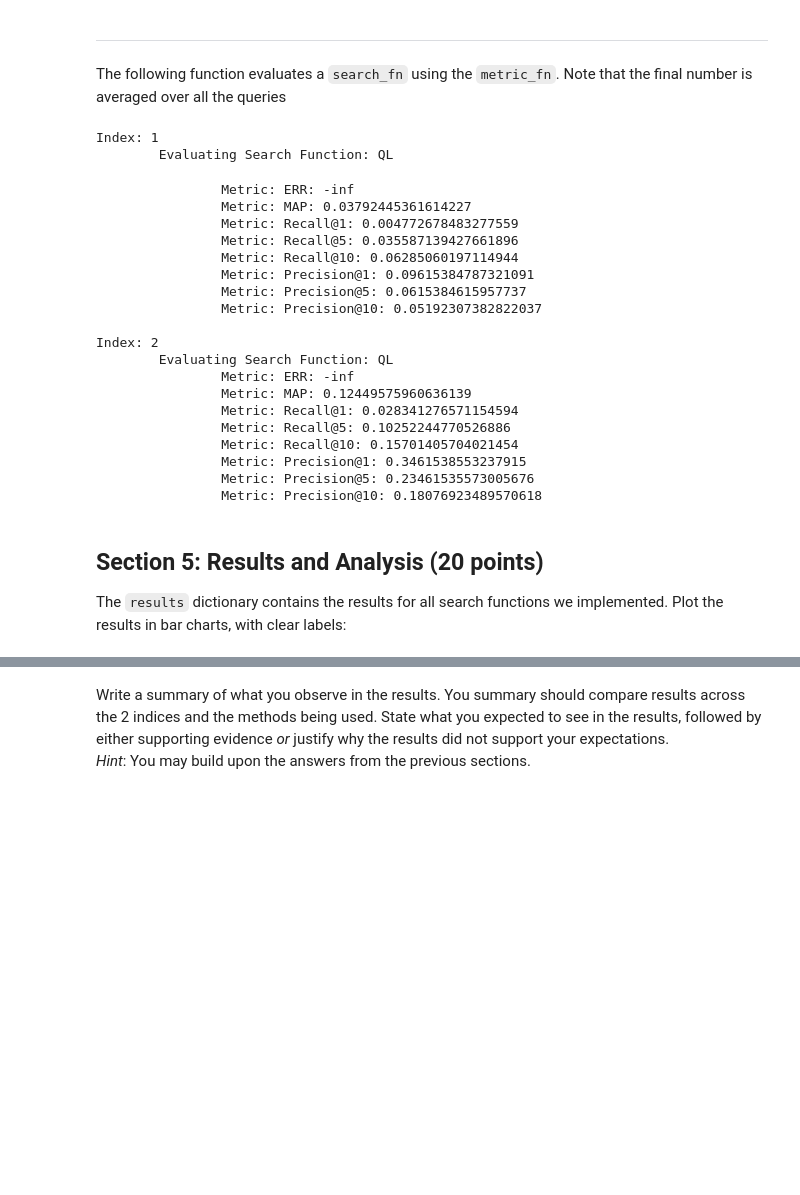
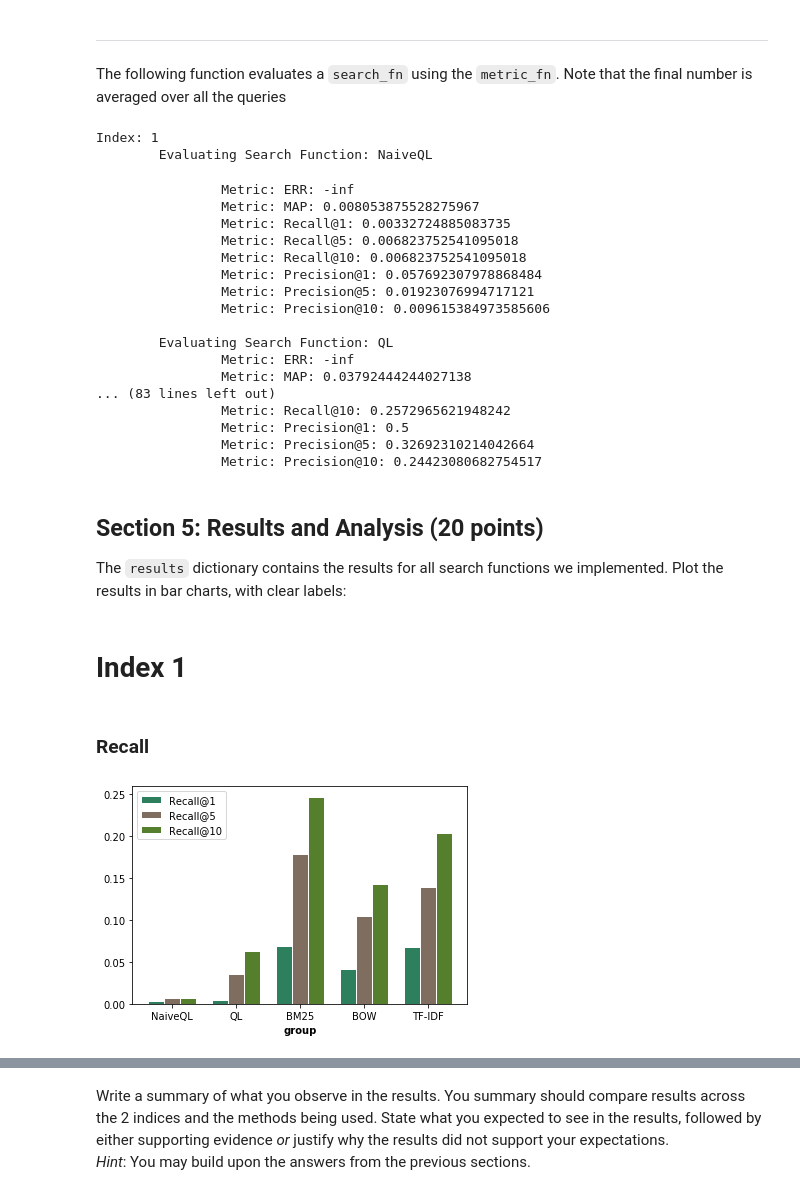
Before and after one commit to Sasafrass/IR1, a Jupyter notebook: HW1/12854794_12876658_12675326.ipynb, the cells around one changed output, grey strips where cells are left out. Drawn from its saved outputs; the diff is of its cells as text; code cells hidden in the pictures; blank space fills up the shorter version.

Commit message:
plots added

```diff
--- a/HW1/12854794_12876658_12675326.ipynb
+++ b/HW1/12854794_12876658_12675326.ipynb
@@ -1262,11 +1254,11 @@ list_of_metrics = [
     ("Precision@10", precision_at_10)]
 
 list_of_search_fns = [
-    #("NaiveQL", naive_ql_search),
+    ("NaiveQL", naive_ql_search),
     ("QL", ql_search),
-    #("BM25", bm25_search),
-    #("BOW", bow_search),
-    #("TF-IDF", tfidf_search)
+    ("BM25", bm25_search),
+    ("BOW", bow_search),
+    ("TF-IDF", tfidf_search)
 ]
 
 
@@ -1284,26 +1276,24 @@ for index_set in index_sets:
         print()
 # %% [output]
 Index: 1
-        Evaluating Search Function: QL
+        Evaluating Search Function: NaiveQL
                 Metric: ERR: -inf
-                Metric: MAP: 0.03792445361614227
-                Metric: Recall@1: 0.004772678483277559
-                Metric: Recall@5: 0.035587139427661896
-                Metric: Recall@10: 0.06285060197114944
-                Metric: Precision@1: 0.09615384787321091
-                Metric: Precision@5: 0.0615384615957737
-                Metric: Precision@10: 0.05192307382822037
+                Metric: MAP: 0.008053875528275967
+                Metric: Recall@1: 0.00332724885083735
+                Metric: Recall@5: 0.006823752541095018
+                Metric: Recall@10: 0.006823752541095018
+                Metric: Precision@1: 0.057692307978868484
+                Metric: Precision@5: 0.01923076994717121
+                Metric: Precision@10: 0.009615384973585606
 
-Index: 2
         Evaluating Search Function: QL
                 Metric: ERR: -inf
-                Metric: MAP: 0.12449575960636139
-                Metric: Recall@1: 0.028341276571154594
-                Metric: Recall@5: 0.10252244770526886
-                Metric: Recall@10: 0.15701405704021454
-                Metric: Precision@1: 0.3461538553237915
-                Metric: Precision@5: 0.23461535573005676
-                Metric: Precision@10: 0.18076923489570618
+                Metric: MAP: 0.03792444244027138
+... (83 lines left out)
+                Metric: Recall@10: 0.2572965621948242
+                Metric: Precision@1: 0.5
+                Metric: Precision@5: 0.32692310214042664
+                Metric: Precision@10: 0.24423080682754517
 # %% [markdown]
 ## Section 5: Results and Analysis (20 points)
 
@@ -1312,0 +1301,41 @@ The `results` dictionary contains the results for all search functions we implem
+# %% [markdown]
+# Index 1
+# %%
+# TODO: Implement this! (20 points)
+first_results = results[1]
+
+err1 = [first_results[x]['ERR'] for i, x in enumerate(first_results)]
+map1 = [first_results[x]['MAP'] for i, x in enumerate(first_results)]
+
+recall1_1 = [first_results[x]['Recall@1'] for i, x in enumerate(first_results)]
+recall1_5 = [first_results[x]['Recall@5'] for i, x in enumerate(first_results)]
+recall1_10 = [first_results[x]['Recall@10'] for i, x in enumerate(first_results)]
+
+precision1_1 = [first_results[x]['Precision@1'] for i, x in enumerate(first_results)]
+precision1_5 = [first_results[x]['Precision@5'] for i, x in enumerate(first_results)]
+precision1_10 = [first_results[x]['Precision@10'] for i, x in enumerate(first_results)]
+# %%
+barWidth = 0.25
+
+r1 = np.arange(len(err1))
+r2 = [x + barWidth for x in r1]
+r3 = [x + barWidth for x in r2]
+r4 = [x + barWidth for x in r3]
+r5 = [x + barWidth for x in r4]
+r6 = [x + barWidth for x in r5]
+r7 = [x + barWidth for x in r6]
+r8 = [x + barWidth for x in r7]
+# %% [markdown]
+### Recall
+# %%
+plt.bar(r3, recall1_1, color='#2d7f5e', width=barWidth, edgecolor='white', label='Recall@1')
+plt.bar(r4, recall1_5, color='#7f6d5f', width=barWidth, edgecolor='white', label='Recall@5')
+plt.bar(r5, recall1_10, color='#557f2d', width=barWidth, edgecolor='white', label='Recall@10')
+
+plt.xlabel('group', fontweight='bold')
+plt.xticks([r + 0.75 for r in range(len(err1))], ['NaiveQL', 'QL', 'BM25', 'BOW', 'TF-IDF'])
+
+plt.legend()
+plt.show()
+# %% [output]
+[figure, added]
```
Also changed, not shown: parts of 19 cells of this notebook.
